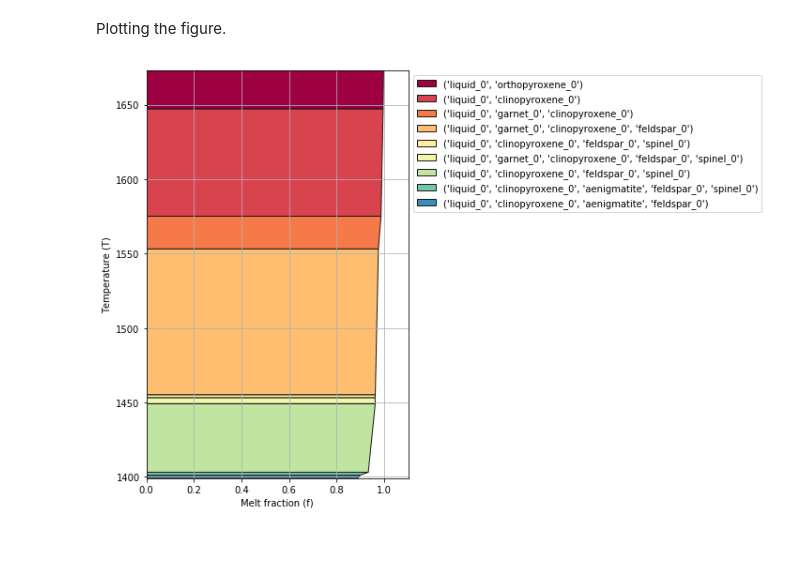
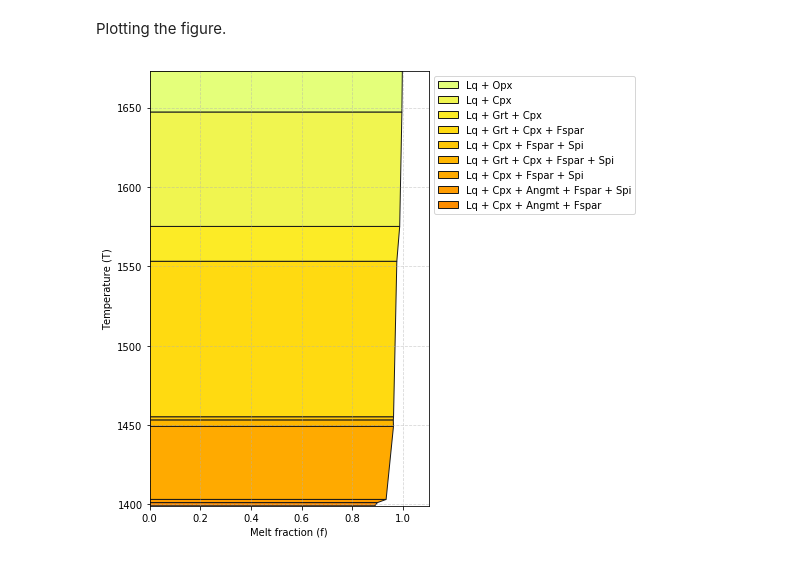
Before and after one commit to pritamd47/alphameltsData, a Jupyter notebook: DataAnalysis.ipynb, the cells around one changed output. Cells and saved outputs as stored; diff of their text form; code cells hidden in the pictures.

```diff
--- a/DataAnalysis.ipynb
+++ b/DataAnalysis.ipynb
@@ -89,28 +89,58 @@ for temperature, F in zip(yData, xData):
         ]
 
 # Beautifying the Phases:
+
+def mapPhases(phases):
+    shorthands = {
+        'liquid': 'Lq',
+        'feldspar': 'Fspar',
+        'kfeldspar': 'KFs',
+        'quartz': 'Qtz',
+        'orthopyroxene': 'Opx',
+        'clinopyroxene': 'Cpx',
+        'garnet': 'Grt',
+        'spinel': 'Spi',
+        'aenigmatite': 'Angmt'
+    }
+
+    beautifulPhases = []
+    for env in phases:
+        envPhases = []
+        for phase in env:
+            envPhases.append(shorthands.get(phase.split('_')[0], phase))
+
+        beautifulPhases.append(tuple(envPhases))
+
+    return tuple(beautifulPhases)
+
+
+phases = mapPhases(phases)
 # %% [markdown]
 Plotting the figure.
 # %%
 fig, ax = plt.subplots(figsize=(5,8))
 
 
 plt.axis([0, 1.1, min(yData), max(yData)])
 plt.xlabel('Melt fraction (f)')
 plt.ylabel('Temperature (T)')
-plt.grid()
+plt.grid(alpha=0.5, linestyle='--')
 
 # Colors
-cmap = matplotlib.cm.get_cmap('Spectral')
+cmap = matplotlib.cm.get_cmap('Wistia')
 colors = np.linspace(0, 1, len(phases))
 colors = [cmap(color) for color in colors]
 
 for polygon, phase, color in zip(polygons, phases, colors):
-    pltPoly = Polygon(polygon, facecolor=color, edgecolor='0.1', label=phase)
+    pltPoly = Polygon(
+        polygon,
+        facecolor=color,
+        edgecolor='0.1',
+        label=' + '.join(phase))
     ax.add_patch(pltPoly)
 
 plt.legend(loc="upper left", bbox_to_anchor=(1,1))
 
-plt.savefig("plot.svg", bbox_inches='tight', dpi=1200)
+plt.savefig("plot.svg", bbox_inches='tight')
 # %% [output]
-[figure, old version]
+[figure, new version]
```
Also changed, not shown: 5 other files.
